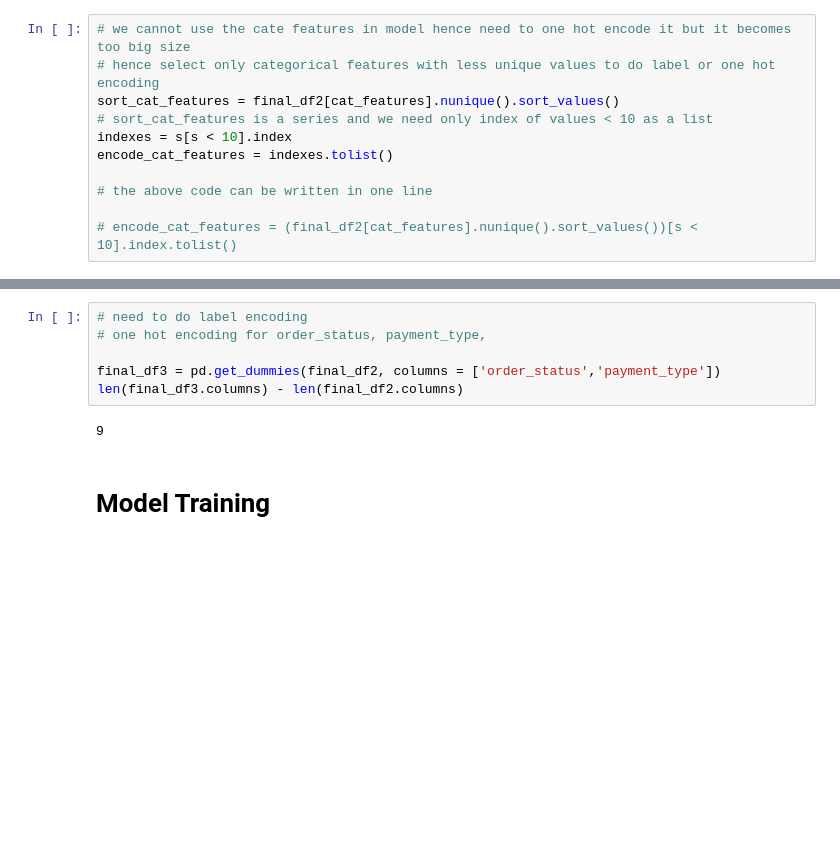
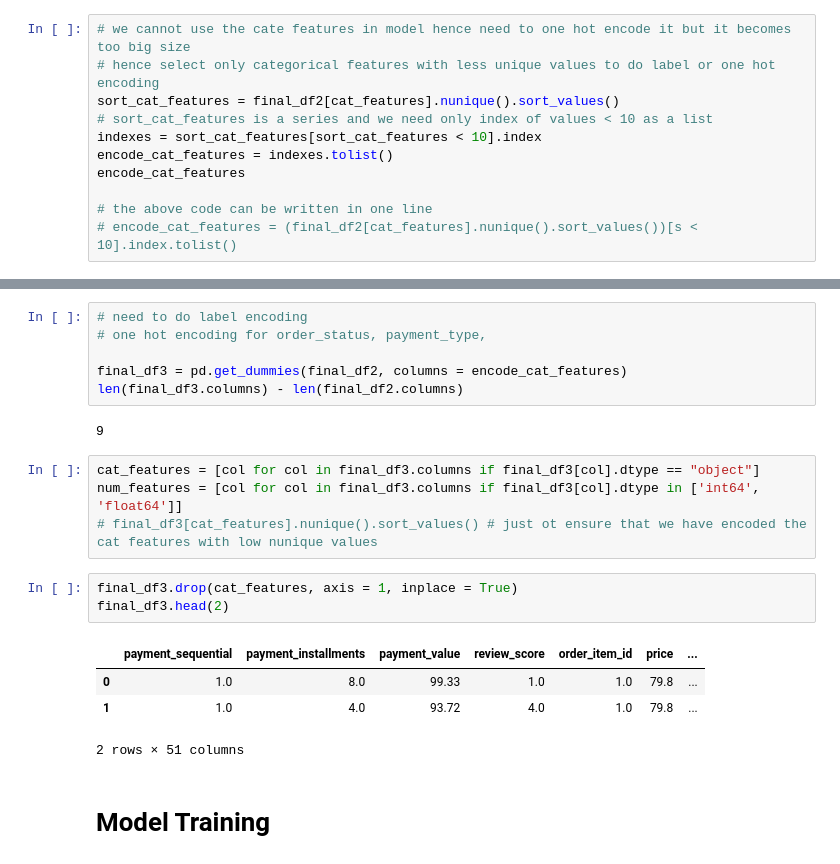
Before and after one commit to imailpradeep/End2End, a Jupyter notebook: dataset_EDA_FE.ipynb, the cells around one changed output, grey strips where cells are left out. Cells and saved outputs as stored; diff of their text form; blank space fills up the shorter version.

```diff
--- a/dataset_EDA_FE.ipynb
+++ b/dataset_EDA_FE.ipynb
@@ -340,9 +383,9 @@ num_features = [col for col in final_df2.columns if final_df2[col].dtype in ['in
 # hence select only categorical features with less unique values to do label or one hot encoding
 sort_cat_features = final_df2[cat_features].nunique().sort_values()
 # sort_cat_features is a series and we need only index of values < 10 as a list
-indexes = s[s < 10].index
+indexes = sort_cat_features[sort_cat_features < 10].index
 encode_cat_features = indexes.tolist()
+encode_cat_features
 
 # the above code can be written in one line
-
 # encode_cat_features = (final_df2[cat_features].nunique().sort_values())[s < 10].index.tolist()
@@ -369,10 +411,22 @@ Conclusions:
 # need to do label encoding
 # one hot encoding for order_status, payment_type,
 
-final_df3 = pd.get_dummies(final_df2, columns = ['order_status','payment_type'])
+final_df3 = pd.get_dummies(final_df2, columns = encode_cat_features)
 len(final_df3.columns) - len(final_df2.columns)
 # %% [output]
 9
+# %%
+cat_features = [col for col in final_df3.columns if final_df3[col].dtype == "object"]
+num_features = [col for col in final_df3.columns if final_df3[col].dtype in ['int64', 'float64']]
+# final_df3[cat_features].nunique().sort_values() # just ot ensure that we have encoded the cat features with low nunique values
+# %%
+final_df3.drop(cat_features, axis = 1, inplace = True)
+final_df3.head(2)
+# %% [output]
+|  | payment_sequential | payment_installments | payment_value | review_score | order_item_id | price | ... |
+| 0 | 1.0 | 8.0 | 99.33 | 1.0 | 1.0 | 79.8 | ... |
+| 1 | 1.0 | 4.0 | 93.72 | 4.0 | 1.0 | 79.8 | ... |
+2 rows × 51 columns
 # %% [markdown]
 # Model Training
 # %%
```
Also changed, not shown: parts of 38 cells of this notebook, 5 other files.
